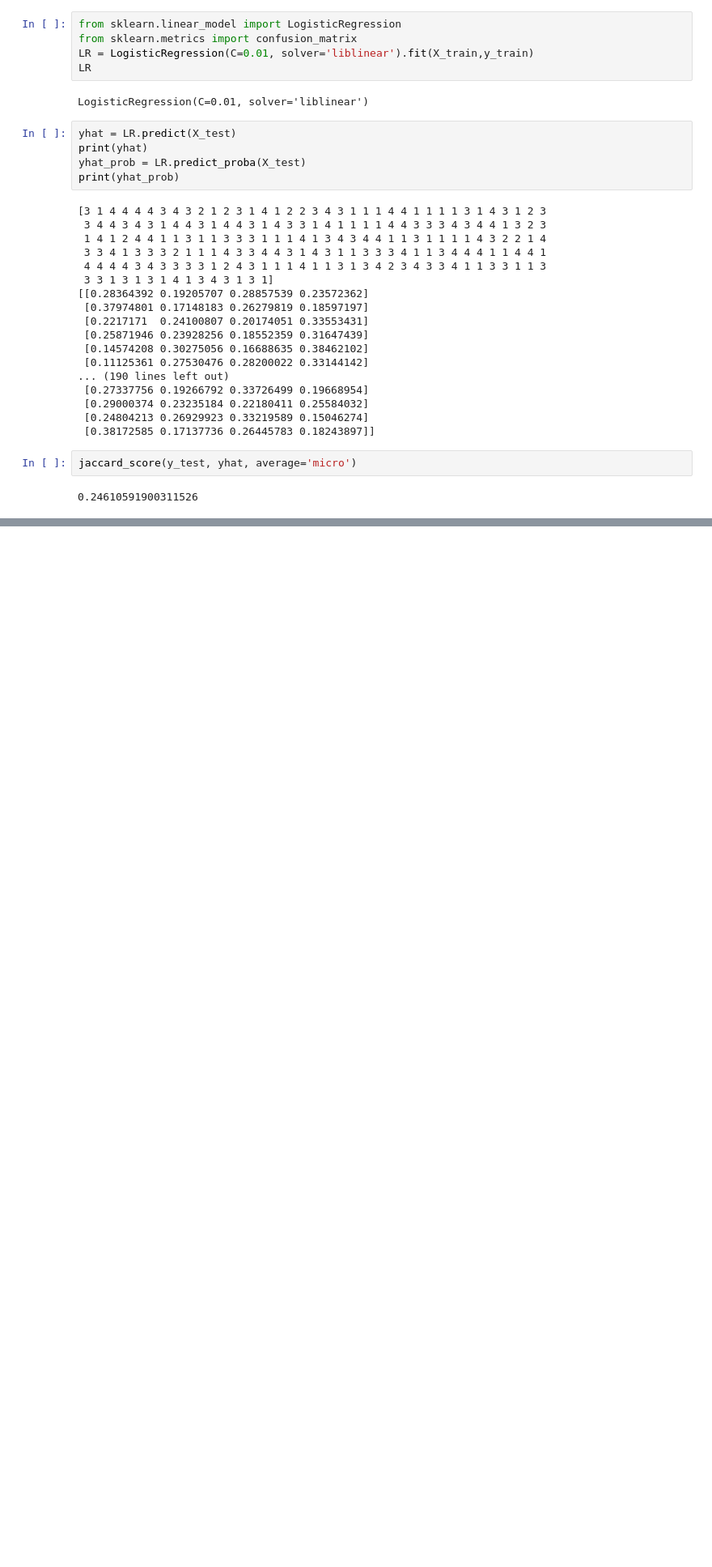
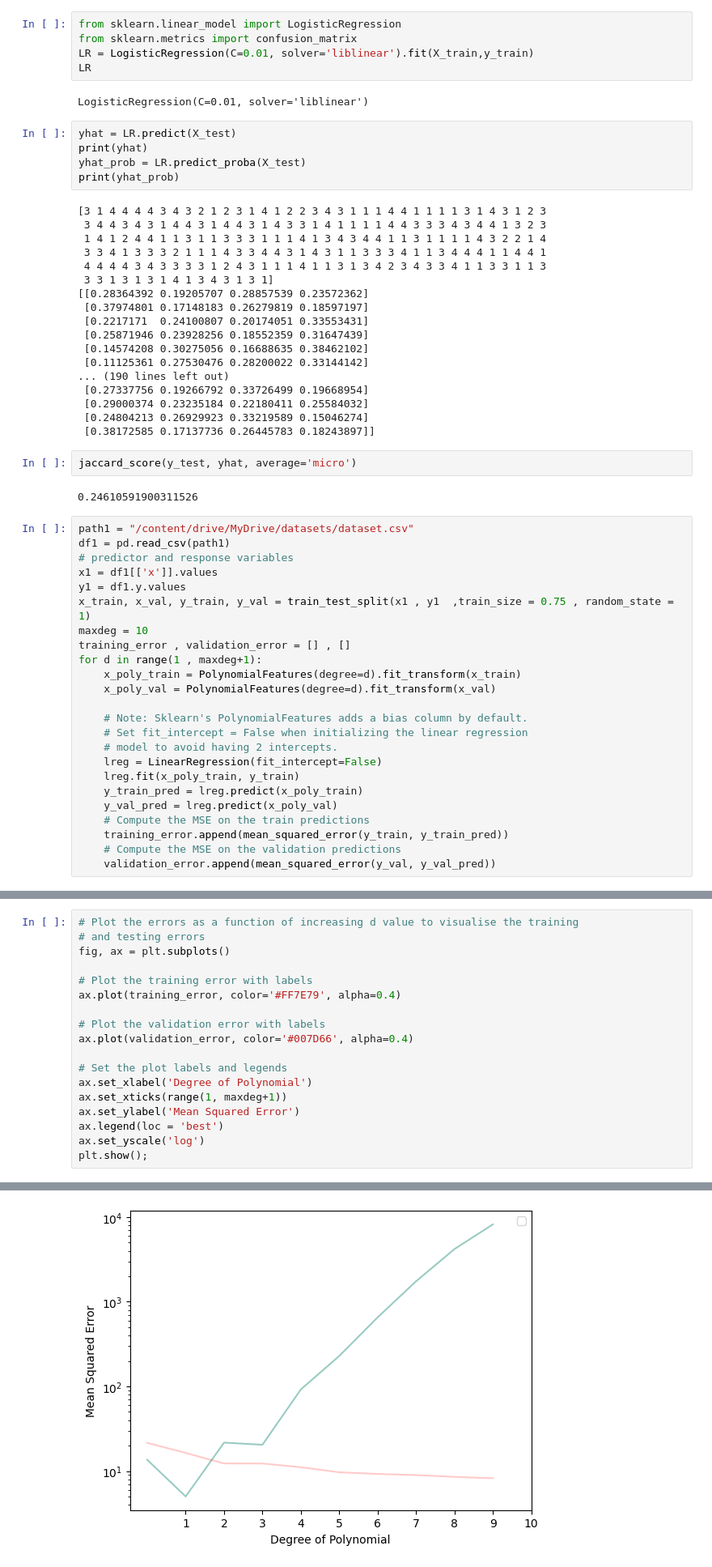
Before and after one commit to Deepakk200/colab_python, a Jupyter notebook: fuelconsumption.ipynb, the cells around one changed output, grey strips where cells are left out. Shown: that part at 81% size. Cells and saved outputs as stored; diff of their text form; blank space fills up the shorter version.

Commit message:
to find the best degree of polynomial based on the MSE values.

```diff
--- a/fuelconsumption.ipynb
+++ b/fuelconsumption.ipynb
@@ -371,3 +376,27 @@ print(yhat_prob)
 jaccard_score(y_test, yhat, average='micro')
 # %% [output]
 0.24610591900311526
+# %%
+path1 = "/content/drive/MyDrive/datasets/dataset.csv"
+df1 = pd.read_csv(path1)
+# predictor and response variables
+x1 = df1[['x']].values
+y1 = df1.y.values
+x_train, x_val, y_train, y_val = train_test_split(x1 , y1  ,train_size = 0.75 , random_state = 1)
+maxdeg = 10
+training_error , validation_error = [] , []
+for d in range(1 , maxdeg+1):
+    x_poly_train = PolynomialFeatures(degree=d).fit_transform(x_train)
+    x_poly_val = PolynomialFeatures(degree=d).fit_transform(x_val)
+
+    # Note: Sklearn's PolynomialFeatures adds a bias column by default.
+    # Set fit_intercept = False when initializing the linear regression
+    # model to avoid having 2 intercepts.
+    lreg = LinearRegression(fit_intercept=False)
+    lreg.fit(x_poly_train, y_train)
+    y_train_pred = lreg.predict(x_poly_train)
+    y_val_pred = lreg.predict(x_poly_val)
+    # Compute the MSE on the train predictions
+    training_error.append(mean_squared_error(y_train, y_train_pred))
+    # Compute the MSE on the validation predictions
+    validation_error.append(mean_squared_error(y_val, y_val_pred))
@@ -373,0 +411,19 @@ jaccard_score(y_test, yhat, average='micro')
+# %%
+# Plot the errors as a function of increasing d value to visualise the training
+# and testing errors
+fig, ax = plt.subplots()
+
+# Plot the training error with labels
+ax.plot(training_error, color='#FF7E79', alpha=0.4)
+
+# Plot the validation error with labels
+ax.plot(validation_error, color='#007D66', alpha=0.4)
+
+# Set the plot labels and legends
+ax.set_xlabel('Degree of Polynomial')
+ax.set_xticks(range(1, maxdeg+1))
+ax.set_ylabel('Mean Squared Error')
+ax.legend(loc = 'best')
+ax.set_yscale('log')
+plt.show();
+# %% [output]
@@ -373,0 +431 @@ jaccard_score(y_test, yhat, average='micro')
+[figure, added]
```
Also changed, not shown: parts of 17 cells of this notebook.
